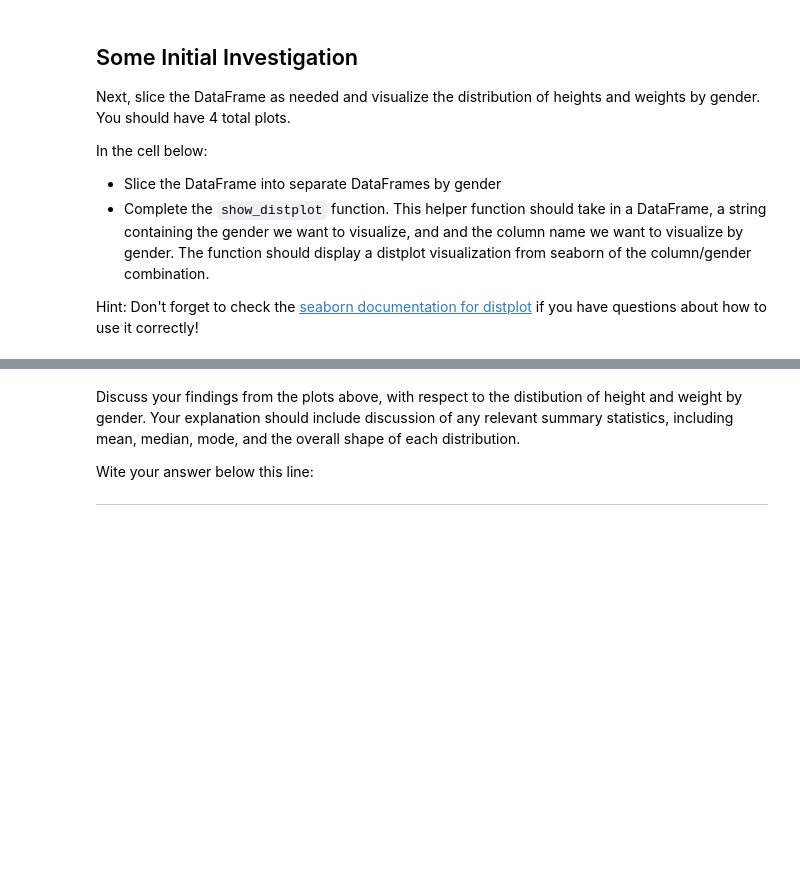
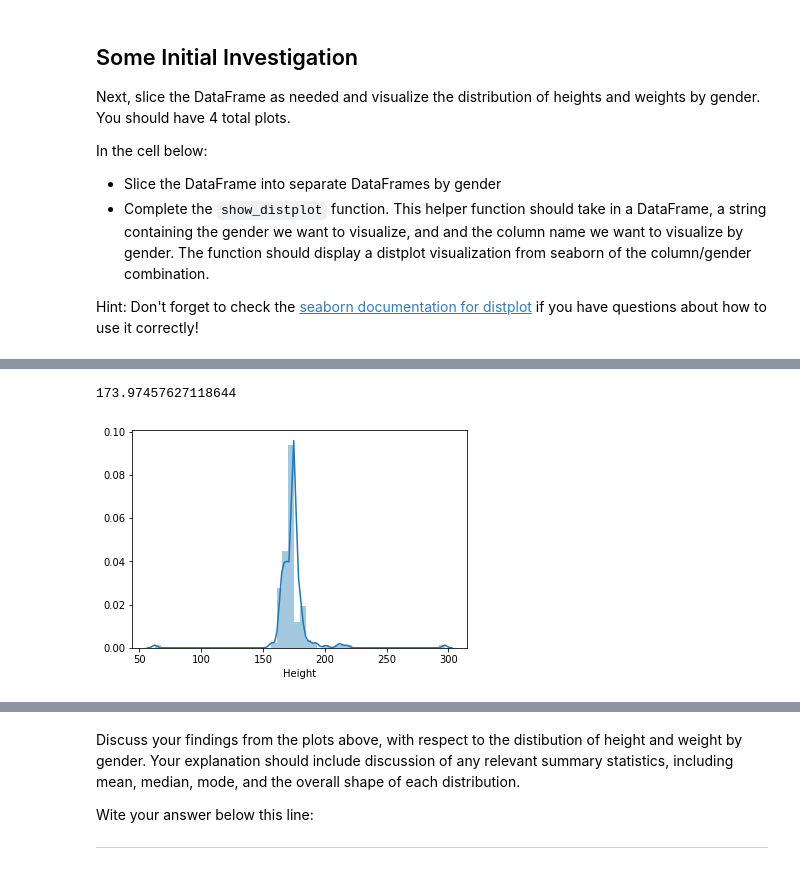
Before and after one commit to matthewsparr/dsc-0-04-18-cleaning-messy-data-summative-lab-online-ds-sp-000, a Jupyter notebook: index.ipynb, the cells around one changed output, grey strips where cells are left out. Drawn from its saved outputs; the diff is of its cells as text; code cells hidden in the pictures; blank space fills up the shorter version.

```diff
--- a/index.ipynb
+++ b/index.ipynb
@@ -385,0 +396,7 @@ def show_distplot(dataframe, gender, column_name):
+# %%
+# Female Height
+show_distplot(df, 'Female', 'Height')
+print(female_df['Height'].mean())
+# %% [output]
+173.97457627118644
+[figure, added]
```
Also changed, not shown: parts of 32 cells of this notebook.
